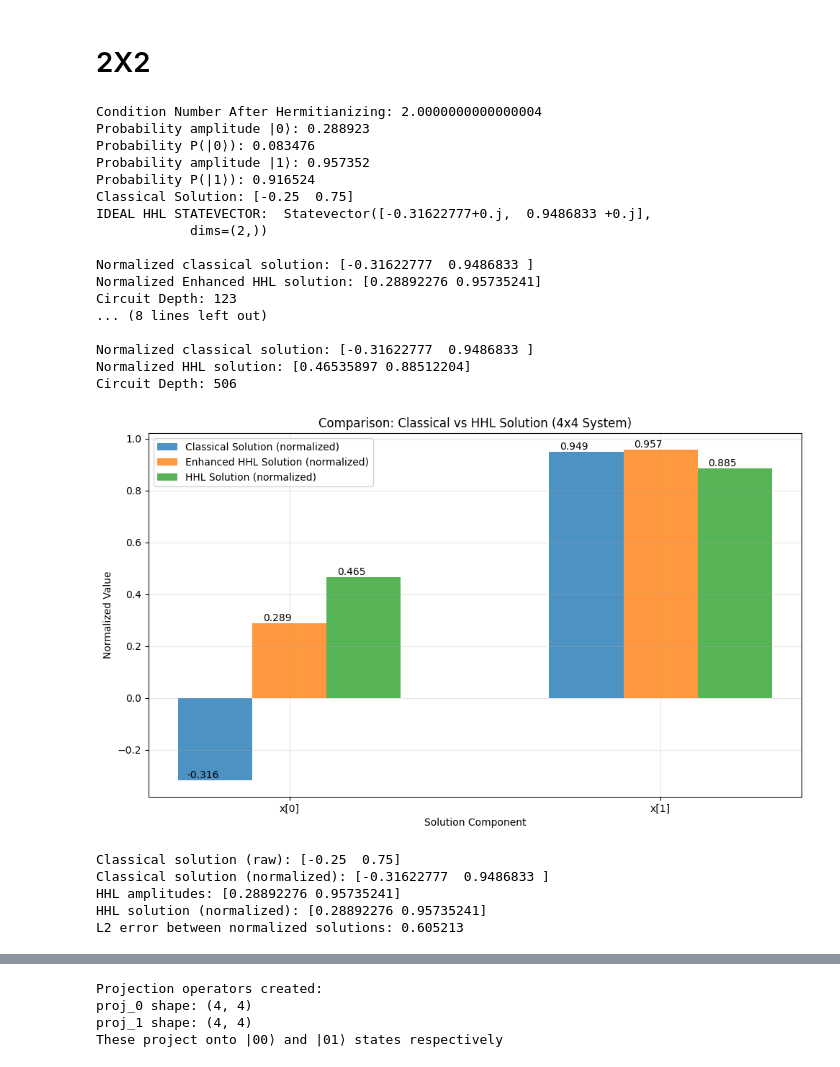
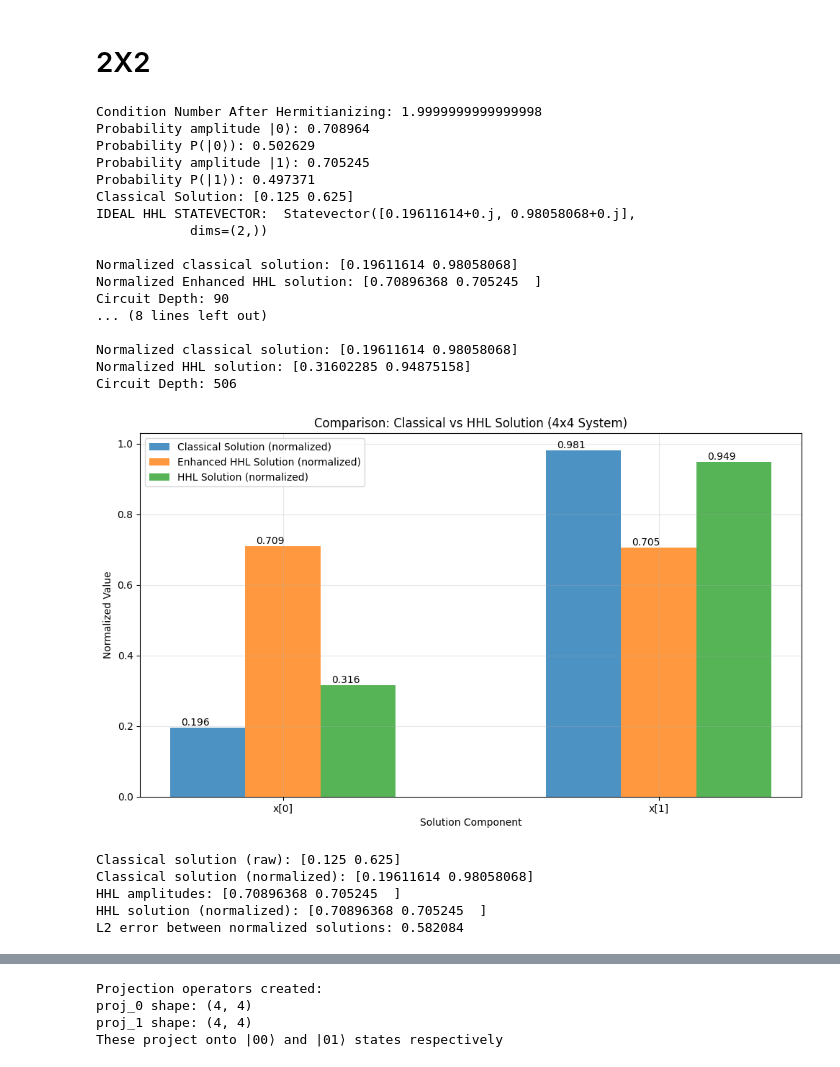
Before and after one commit to Greenstan/Enhanced-Hybrid-HHL, a Jupyter notebook: HHL_example.ipynb, the cells around one changed output, grey strips where cells are left out. Drawn from its saved outputs; the diff is of its cells as text; code cells hidden in the pictures.

```diff
--- a/HHL_example.ipynb
+++ b/HHL_example.ipynb
@@ -604,10 +613,15 @@ Min probability: 0.25
 #         [ 0, 0,2,0],
 #         [1, 0, 0,4  ]])
 
-A_matrix = np.array([[ 3/2, 1/2 ],
-        [1/2, 3/2 ]])
+# A_matrix = np.array([[ 3/2, 1/2 ],
+#         [1/2, 3/2 ]])
 
-b_vector = np.array([[0.], [1.]])
+# b_vector = np.array([[0.], [1.]])
+
+A_matrix = np.array([[ 1, 3 ],
+        [3, 1 ]])
+
+b_vector = np.array([[2.], [1.]])
 
 # A_h, b_h = hermitianize_matrix(A_matrix,b_vector)
 # A_h, b_h = hermitianize_matrix(A_matrix,b_vector)
@@ -834,51 +848,51 @@ for bar in bars1:
         height = bar.get_height()
         ax.text(bar.get_x() + bar.get_width()/3., height,
                         f'{height:.3f}', ha='center', va='bottom')
 
 for bar in bars2:
         height = bar.get_height()
         ax.text(bar.get_x() + bar.get_width()/3., height,
                         f'{height:.3f}', ha='center', va='bottom')
 for bar in bars3:
         height = bar.get_height()
         ax.text(bar.get_x() + bar.get_width()/3., height,
                         f'{height:.3f}', ha='center', va='bottom')
 
 plt.tight_layout()
 plt.show()
 
 print(f"Classical solution (raw): {classical_sol}")
 print(f"Classical solution (normalized): {classical_normalized}")
 print(f"HHL amplitudes: {hhl_probs}")
 print(f"HHL solution (normalized): {hhl_normalized}")
 
 # Calculate error metrics
 amplitude_error = np.linalg.norm(hhl_normalized - classical_normalized)
 print(f"L2 error between normalized solutions: {amplitude_error:.6f}")
 # %% [output]
-Condition Number After Hermitianizing: 2.0000000000000004
-Probability amplitude |0⟩: 0.288923
-Probability P(|0⟩): 0.083476
-Probability amplitude |1⟩: 0.957352
-Probability P(|1⟩): 0.916524
-Classical Solution: [-0.25  0.75]
-IDEAL HHL STATEVECTOR:  Statevector([-0.31622777+0.j,  0.9486833 +0.j],
+Condition Number After Hermitianizing: 1.9999999999999998
+Probability amplitude |0⟩: 0.708964
+Probability P(|0⟩): 0.502629
+Probability amplitude |1⟩: 0.705245
+Probability P(|1⟩): 0.497371
+Classical Solution: [0.125 0.625]
+IDEAL HHL STATEVECTOR:  Statevector([0.19611614+0.j, 0.98058068+0.j],
             dims=(2,))
 
-Normalized classical solution: [-0.31622777  0.9486833 ]
-Normalized Enhanced HHL solution: [0.28892276 0.95735241]
-Circuit Depth: 123
+Normalized classical solution: [0.19611614 0.98058068]
+Normalized Enhanced HHL solution: [0.70896368 0.705245  ]
+Circuit Depth: 90
 ... (8 lines left out)
 
-Normalized classical solution: [-0.31622777  0.9486833 ]
-Normalized HHL solution: [0.46535897 0.88512204]
+Normalized classical solution: [0.19611614 0.98058068]
+Normalized HHL solution: [0.31602285 0.94875158]
 Circuit Depth: 506
-[figure, old version]
+[figure, new version]
-Classical solution (raw): [-0.25  0.75]
-Classical solution (normalized): [-0.31622777  0.9486833 ]
-HHL amplitudes: [0.28892276 0.95735241]
-HHL solution (normalized): [0.28892276 0.95735241]
-L2 error between normalized solutions: 0.605213
+Classical solution (raw): [0.125 0.625]
+Classical solution (normalized): [0.19611614 0.98058068]
+HHL amplitudes: [0.70896368 0.705245  ]
+HHL solution (normalized): [0.70896368 0.705245  ]
+L2 error between normalized solutions: 0.582084
 # %%
 
 # enhanced_hybrid_hhl = HHL(get_result_function= get_result_type,
```
Also changed, not shown: parts of 23 cells of this notebook, 9 other files.
